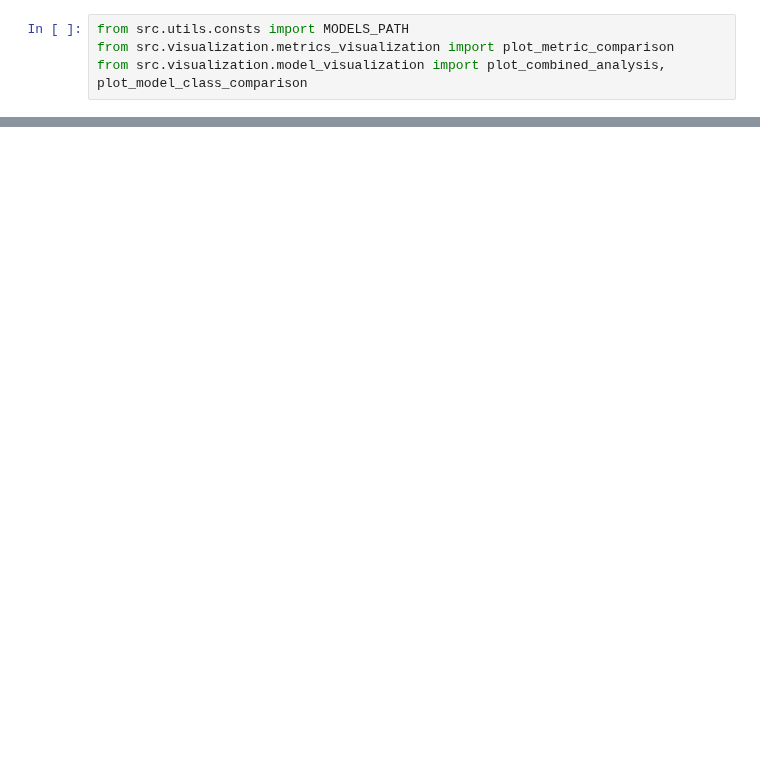
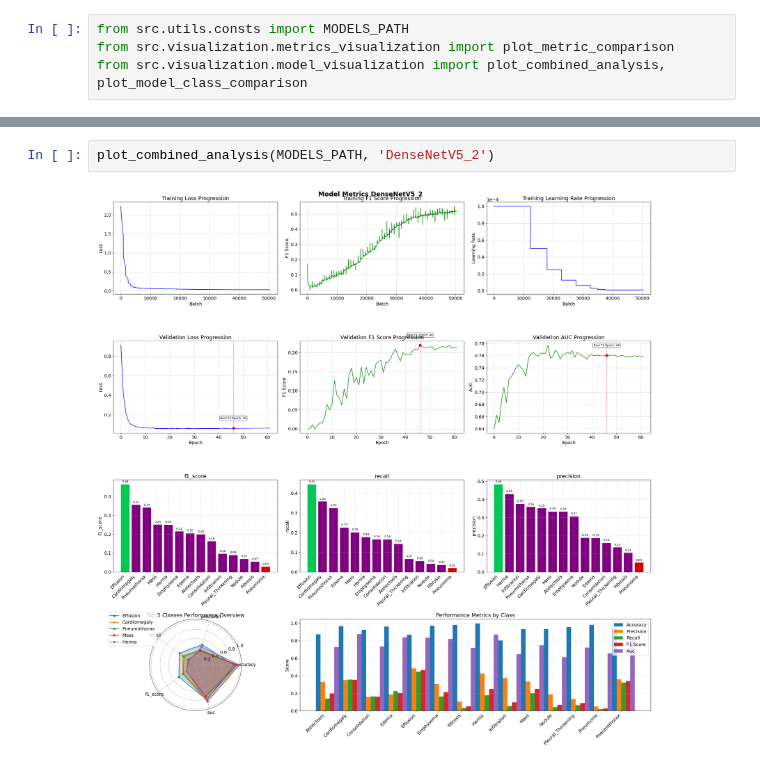
Before and after one commit to Argonus/codebook, a Jupyter notebook: studies/bachelor-thesis/notebooks/evaluation/ModelAnalysis.ipynb, the cells around one changed output, grey strips where cells are left out. Cells and saved outputs as stored; diff of their text form; blank space fills up the shorter version.

```diff
--- a/studies/bachelor-thesis/notebooks/evaluation/ModelAnalysis.ipynb
+++ b/studies/bachelor-thesis/notebooks/evaluation/ModelAnalysis.ipynb
@@ -22,0 +23,4 @@ FileNotFoundError: [Errno 2] No such file or directory: '/home/piotr/Pulpit/code
+# %%
+plot_combined_analysis(MODELS_PATH, 'DenseNetV5_2')
+# %% [output]
+[figure, added]
```
Also changed, not shown: parts of 6 cells of this notebook, 18 other files.
